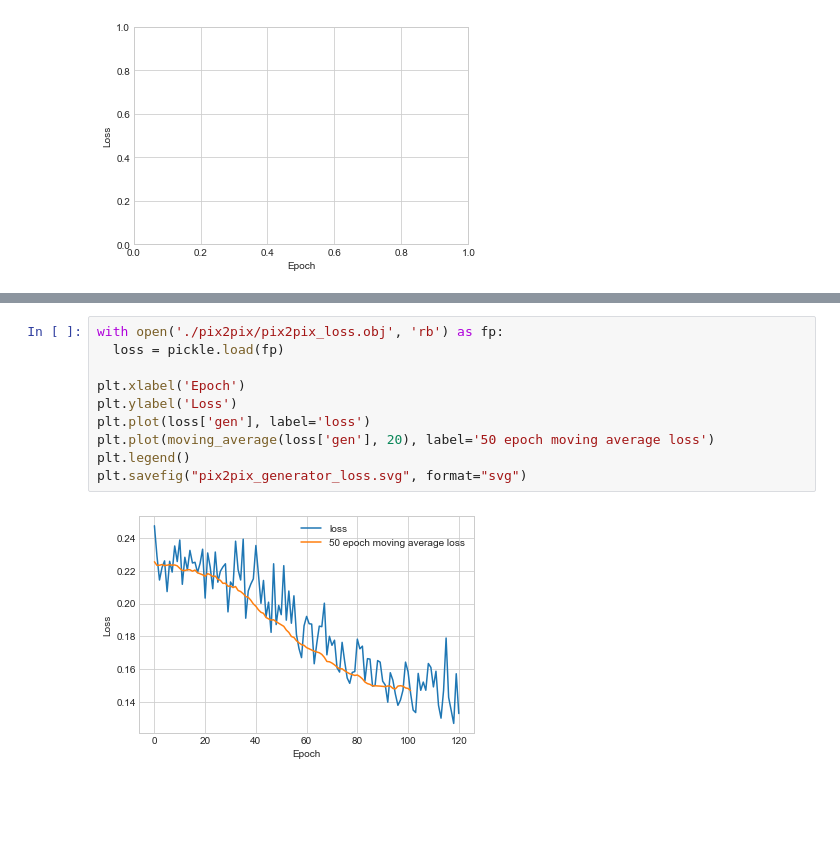
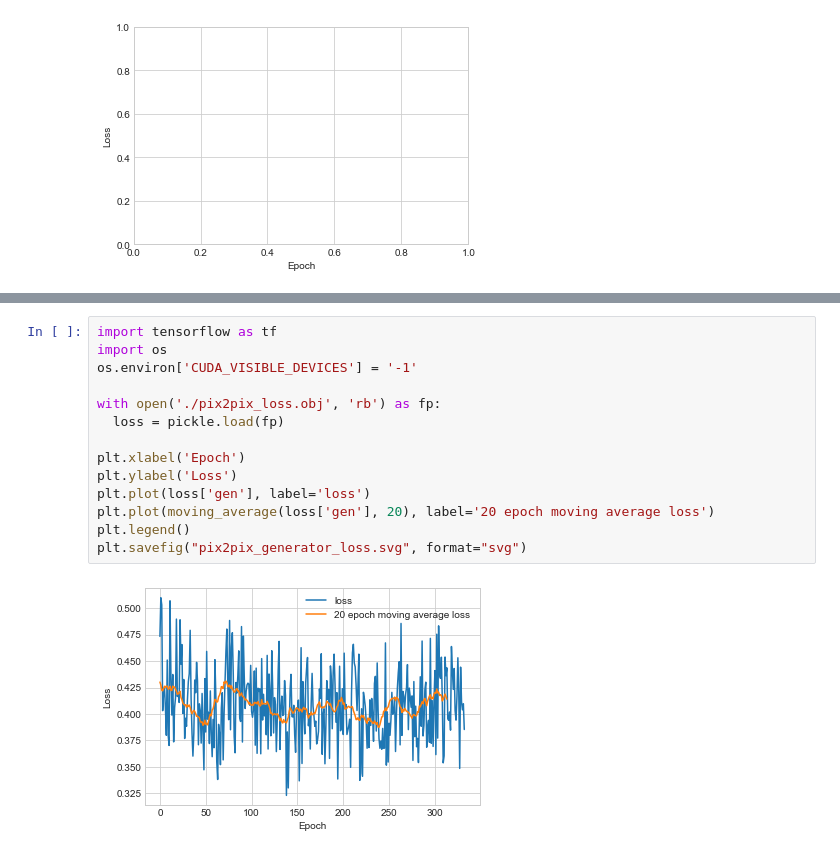
Before and after one commit to lukher-dev/magisterka, a Jupyter notebook: plots.ipynb, the cells around one changed output, grey strips where cells are left out. Drawn from its saved outputs; the diff is of its cells as text; blank space fills up the shorter version.

```diff
--- a/plots.ipynb
+++ b/plots.ipynb
@@ -43,17 +47,21 @@ plt.savefig("vae_loss.svg", format="svg")
 # %% [output]
 [figure]
 # %%
-with open('./pix2pix/pix2pix_loss.obj', 'rb') as fp:
+import tensorflow as tf
+import os
+os.environ['CUDA_VISIBLE_DEVICES'] = '-1'
+
+with open('./pix2pix_loss.obj', 'rb') as fp:
   loss = pickle.load(fp)
 
 plt.xlabel('Epoch')
 plt.ylabel('Loss')
 plt.plot(loss['gen'], label='loss')
-plt.plot(moving_average(loss['gen'], 20), label='50 epoch moving average loss')
+plt.plot(moving_average(loss['gen'], 20), label='20 epoch moving average loss')
 plt.legend()
 plt.savefig("pix2pix_generator_loss.svg", format="svg")
 # %% [output]
-[figure, old version]
+[figure, new version]
 # %%
 plt.xlabel('Epoch')
 plt.ylabel('Loss')
```
Also changed, not shown: parts of 6 cells of this notebook, 16 other files.
